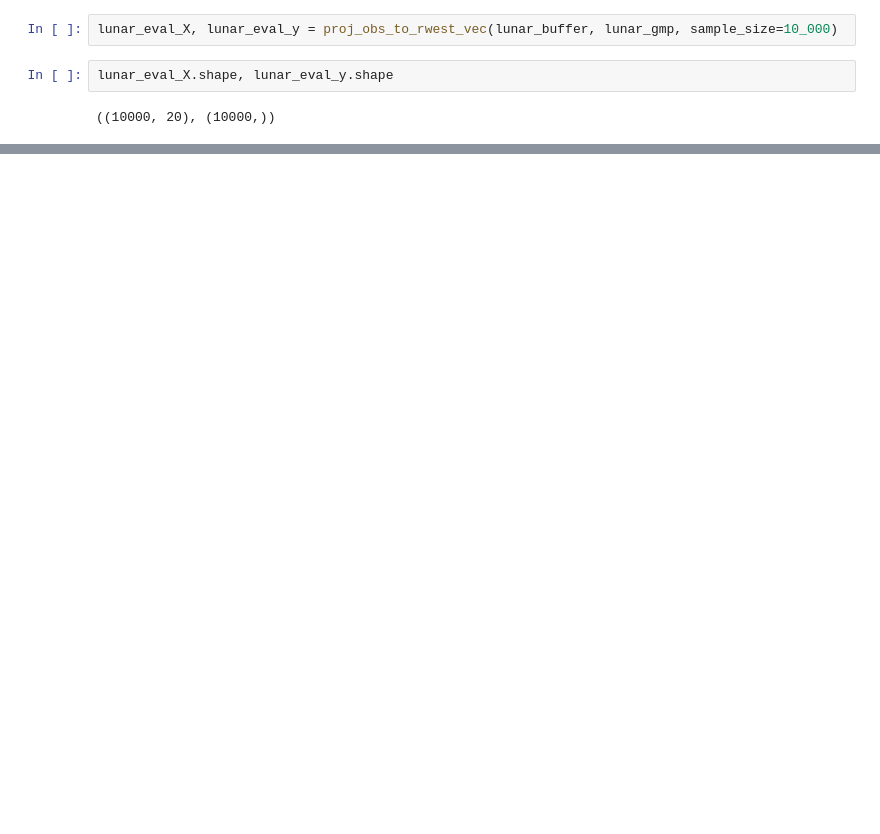
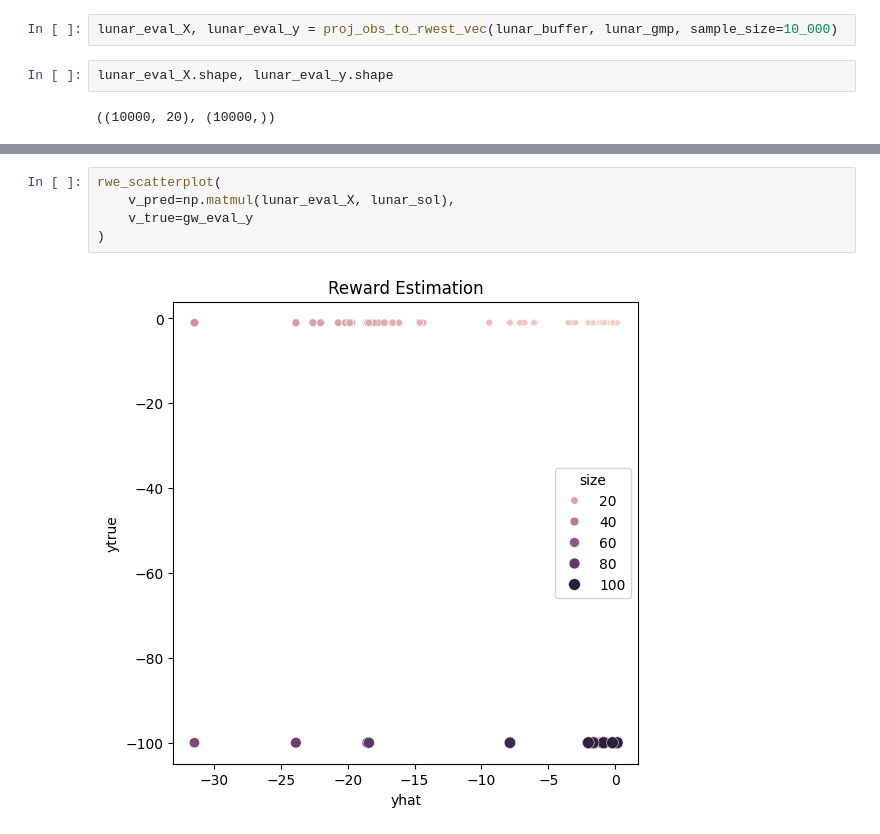
Before and after one commit to guidj/drmdp-fnapprox, a Jupyter notebook: notebooks/state_projection/gm-projection-envs.ipynb, the cells around one changed output, grey strips where cells are left out. Cells and saved outputs as stored; diff of their text form; blank space fills up the shorter version.

```diff
--- a/notebooks/state_projection/gm-projection-envs.ipynb
+++ b/notebooks/state_projection/gm-projection-envs.ipynb
@@ -440,0 +467,7 @@ rmse(
+# %%
+rwe_scatterplot(
+    v_pred=np.matmul(lunar_eval_X, lunar_sol),
+    v_true=gw_eval_y
+)
+# %% [output]
+[figure, added]
```
Also changed, not shown: parts of 26 cells of this notebook.
